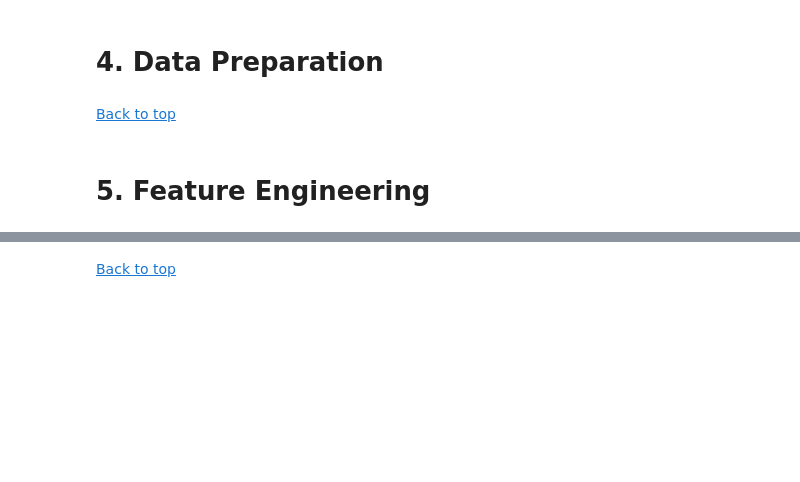
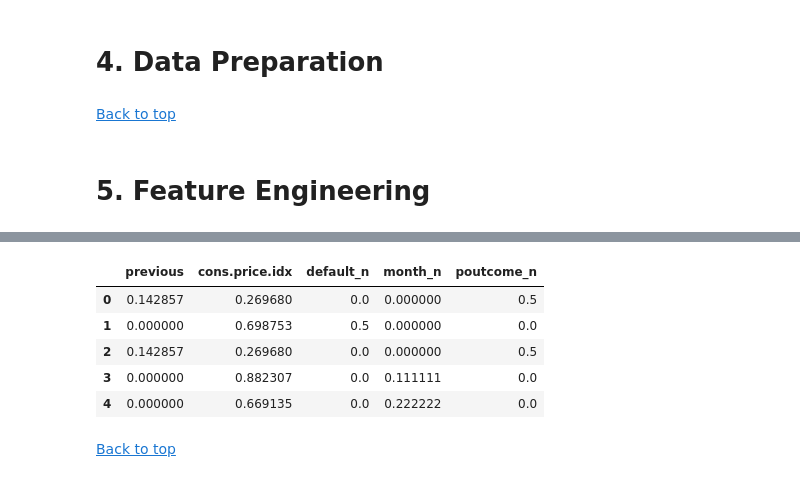
Before and after one commit to allankruger/logistic-regression, a Jupyter notebook: src/explore.ipynb, the cells around one changed output, grey strips where cells are left out. Cells and saved outputs as stored; diff of their text form; code cells hidden in the pictures; blank space fills up the shorter version.

```diff
--- a/src/explore.ipynb
+++ b/src/explore.ipynb
@@ -425,0 +431,9 @@ KeyError: "['y_n'] not found in axis"
+# %%
+X_test_sel.head()
+# %% [output]
+|  | previous | cons.price.idx | default_n | month_n | poutcome_n |
+| 0 | 0.142857 | 0.269680 | 0.0 | 0.000000 | 0.5 |
+| 1 | 0.000000 | 0.698753 | 0.5 | 0.000000 | 0.0 |
+| 2 | 0.142857 | 0.269680 | 0.0 | 0.000000 | 0.5 |
+| 3 | 0.000000 | 0.882307 | 0.0 | 0.111111 | 0.0 |
+| 4 | 0.000000 | 0.669135 | 0.0 | 0.222222 | 0.0 |
```
Also changed, not shown: parts of 21 cells of this notebook.
